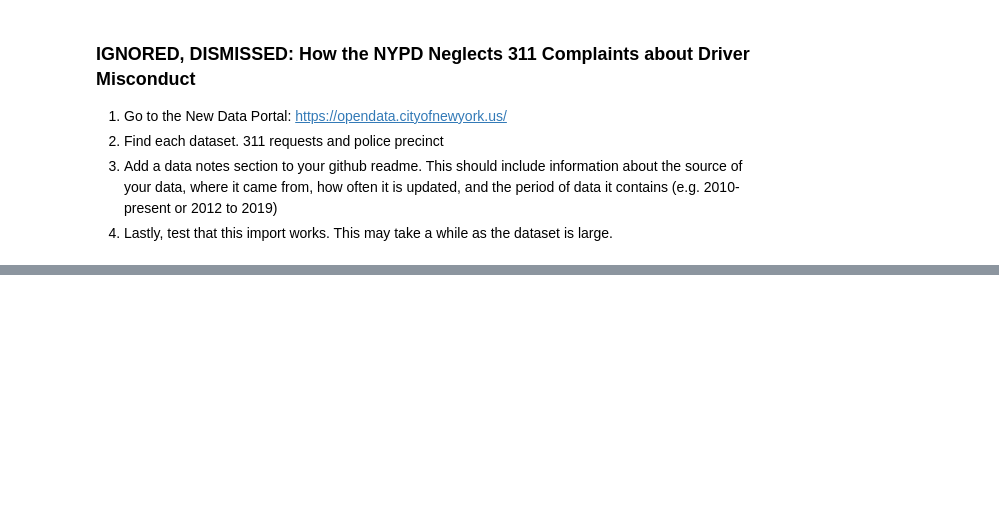
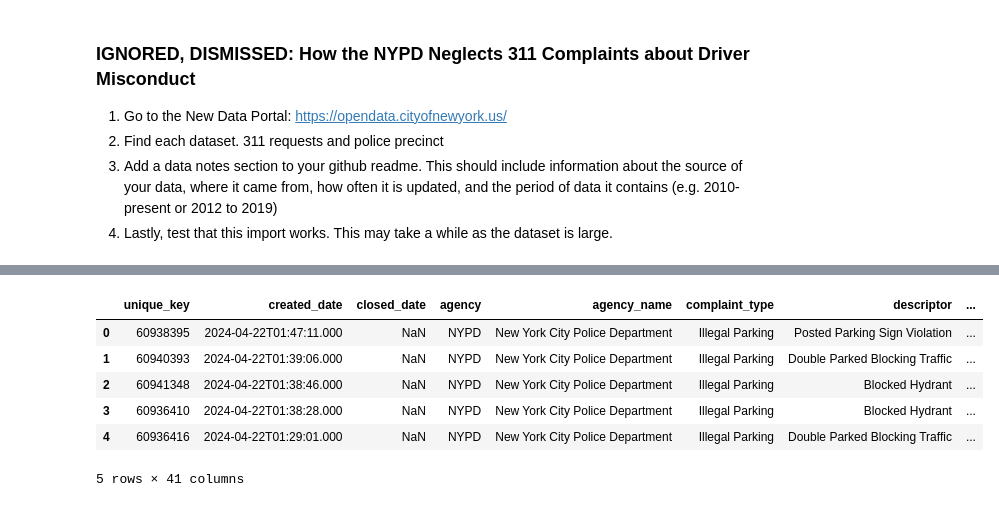
Before and after one commit to ssigman1/group4-nypd, a Jupyter notebook: final_analysis.ipynb, the cells around one changed output, grey strips where cells are left out. Cells and saved outputs as stored; diff of their text form; code cells hidden in the pictures; blank space fills up the shorter version.

```diff
--- a/final_analysis.ipynb
+++ b/final_analysis.ipynb
@@ -28,0 +36,10 @@ police = gpd.read_file('https://data.cityofnewyork.us/api/geospatial/78dh-3ptz?m
+# %%
+dm.head(5)
+# %% [output]
+|  | unique_key | created_date | closed_date | agency | agency_name | complaint_type | descriptor | ... |
+| 0 | 60938395 | 2024-04-22T01:47:11.000 | NaN | NYPD | New York City Police Department | Illegal Parking | Posted Parking Sign Violation | ... |
+| 1 | 60940393 | 2024-04-22T01:39:06.000 | NaN | NYPD | New York City Police Department | Illegal Parking | Double Parked Blocking Traffic | ... |
+| 2 | 60941348 | 2024-04-22T01:38:46.000 | NaN | NYPD | New York City Police Department | Illegal Parking | Blocked Hydrant | ... |
+| 3 | 60936410 | 2024-04-22T01:38:28.000 | NaN | NYPD | New York City Police Department | Illegal Parking | Blocked Hydrant | ... |
+| 4 | 60936416 | 2024-04-22T01:29:01.000 | NaN | NYPD | New York City Police Department | Illegal Parking | Double Parked Blocking Traffic | ... |
+5 rows × 41 columns
```
Also changed, not shown: parts of 19 cells of this notebook.
